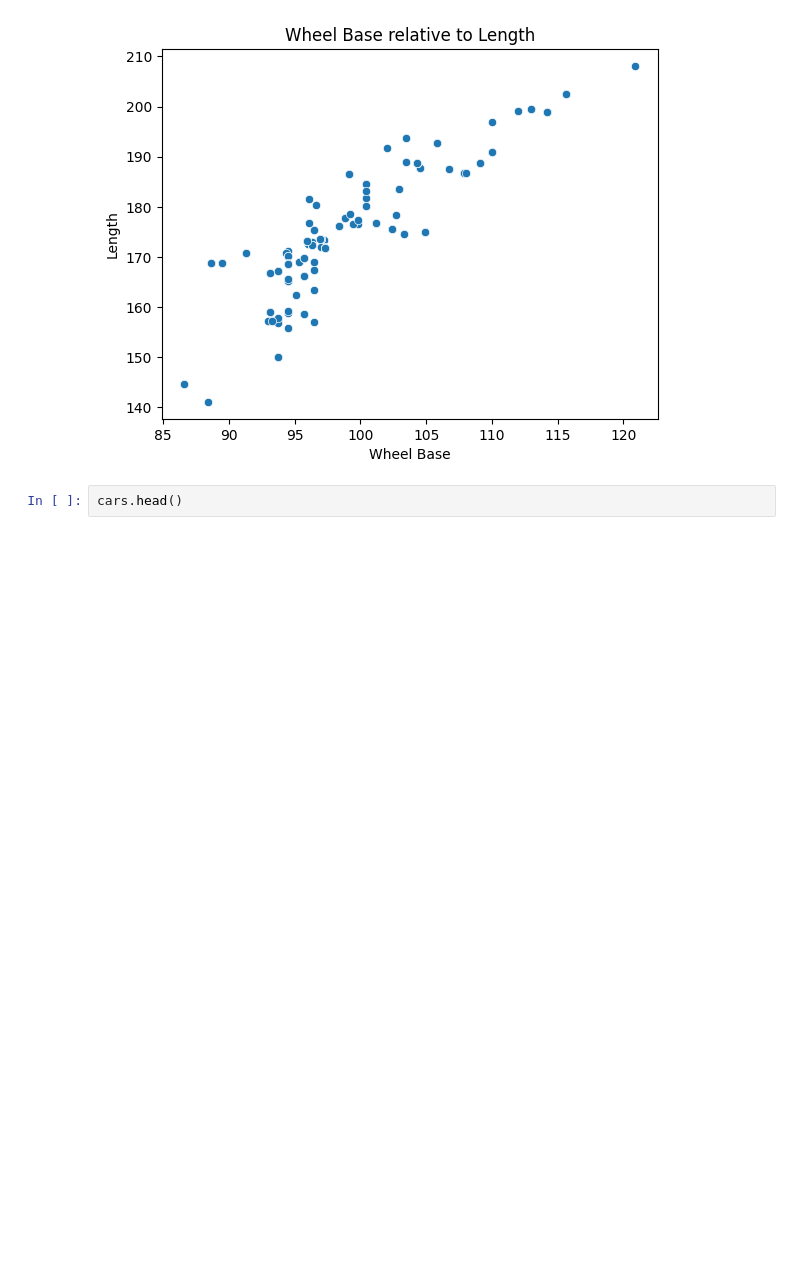
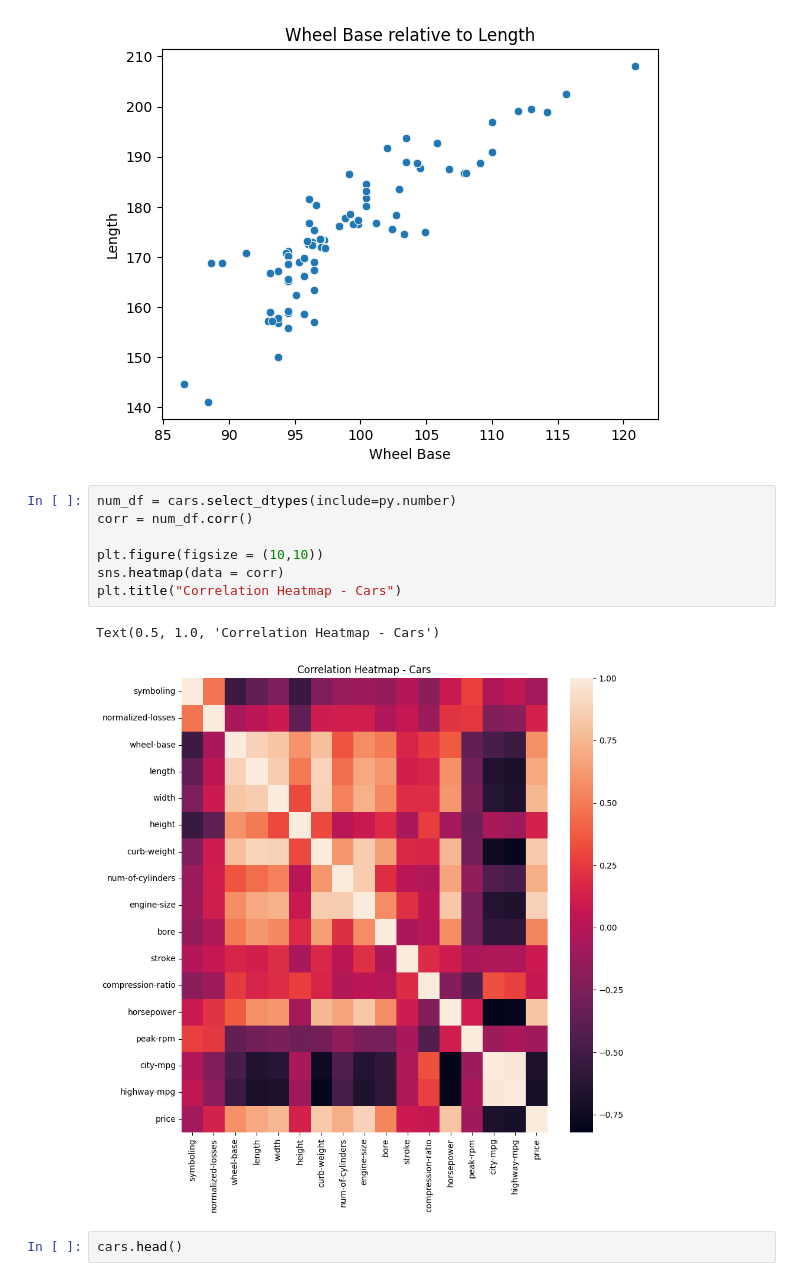
Before and after one commit to A-Tan82/comp_data_science, a Jupyter notebook: ds_classes/Assignment/cars.ipynb, the cells around one changed output. Saved outputs shown, nothing was run; the diff lists cells and outputs as text; blank space fills up the shorter version.

Commit message:
finished up heatmap

```diff
--- a/ds_classes/Assignment/cars.ipynb
+++ b/ds_classes/Assignment/cars.ipynb
@@ -191,6 +191,16 @@ plt.ylabel("Length")
 # %% [output]
 Text(0, 0.5, 'Length')
 [figure]
+# %%
+num_df = cars.select_dtypes(include=py.number)
+corr = num_df.corr()
+
+plt.figure(figsize = (10,10))
+sns.heatmap(data = corr)
+plt.title("Correlation Heatmap - Cars")
+# %% [output]
+Text(0.5, 1.0, 'Correlation Heatmap - Cars')
+[figure, added]
 # %%
 cars.head()
 # %% [output]
```
